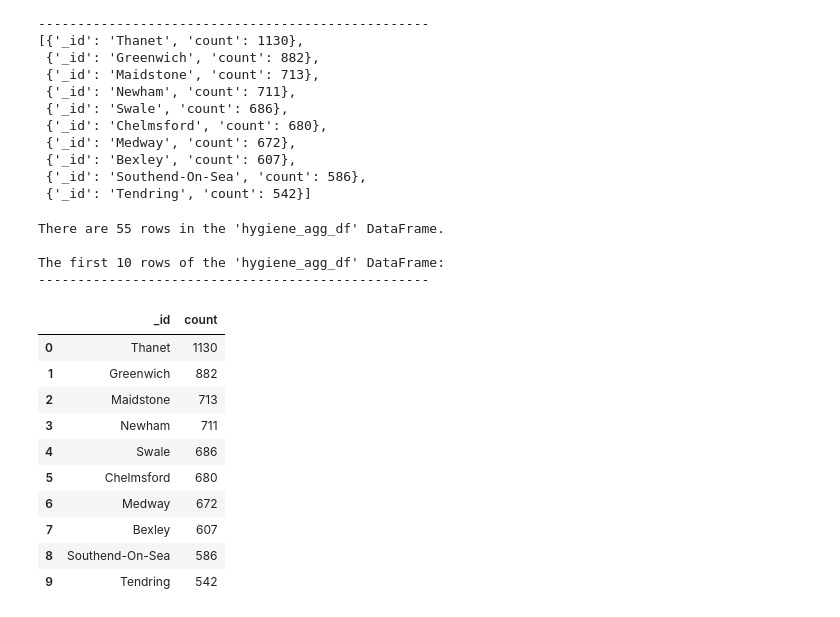
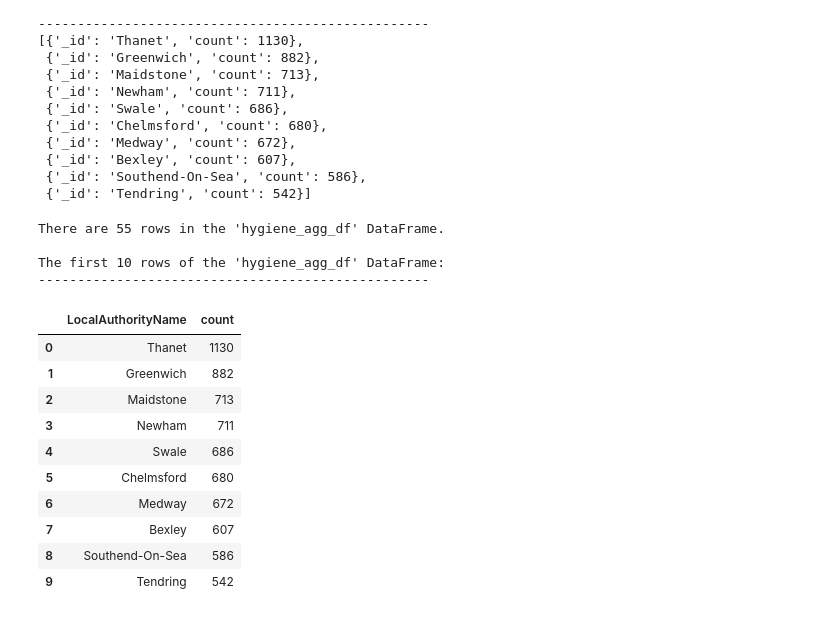
Before and after one commit to sabegg2/nosql-challenge, a Jupyter notebook: NoSQL_analysis.ipynb, the cells around one changed output. Saved outputs shown, nothing was run; the diff lists cells and outputs as text; code cells hidden in the pictures.

Commit message:
renamed column in dataframe

```diff
--- a/NoSQL_analysis.ipynb
+++ b/NoSQL_analysis.ipynb
@@ -284,21 +284,22 @@ The first 10 Local Authority areas, sorted by number of establisments with a hyg
 # %%
 # Convert the result to a Pandas DataFrame
 hygiene_agg_df = pd.DataFrame(results)
+hygiene_agg_df.rename(columns={"_id": "LocalAuthorityName"}, inplace=True)
 
 # Display the number of rows in the DataFrame
 print(f"There are {len(hygiene_agg_df)} rows in the 'hygiene_agg_df' DataFrame.")
 print("")
 
 # Display the first 10 rows of the DataFrame
 print(f"The first 10 rows of the 'hygiene_agg_df' DataFrame:")
 print("-"*50)
 hygiene_agg_df.head(10)
 # %% [output]
 There are 55 rows in the 'hygiene_agg_df' DataFrame.
 
 The first 10 rows of the 'hygiene_agg_df' DataFrame:
 --------------------------------------------------
-|  | _id | count |
+|  | LocalAuthorityName | count |
 | 0 | Thanet | 1130 |
 | 1 | Greenwich | 882 |
 | 2 | Maidstone | 713 |
```
